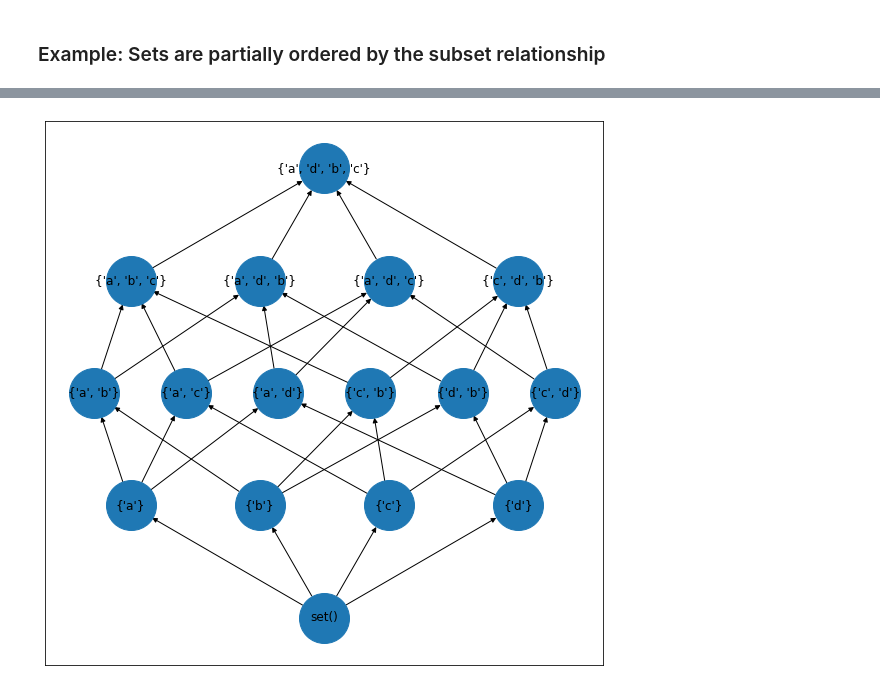
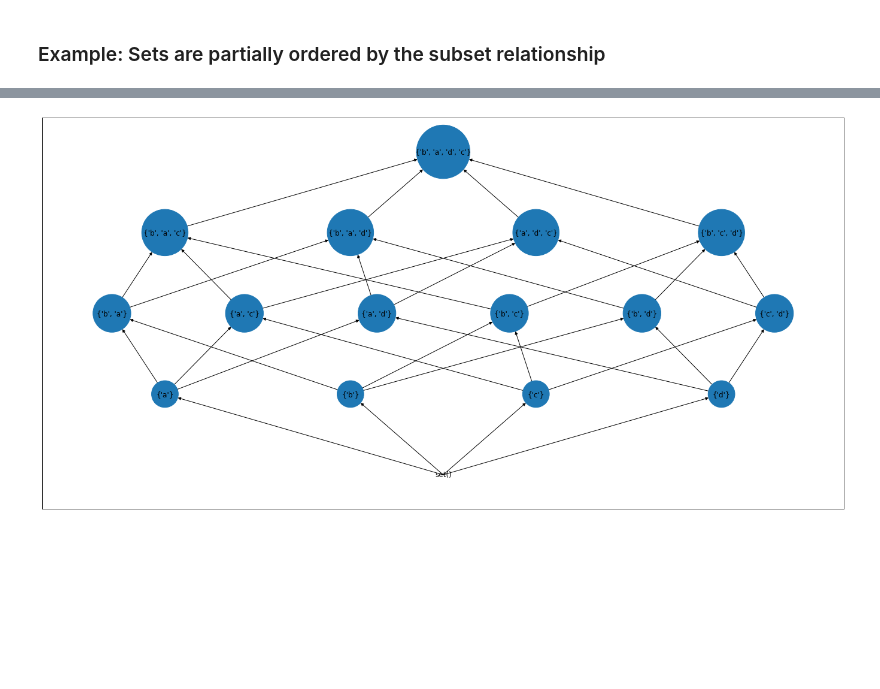
Before and after one commit to SimonHegele/hasseNetworkx, a Jupyter notebook: Demo.ipynb, the cells around one changed output, grey strips where cells are left out. Cells and saved outputs as stored; diff of their text form; code cells hidden in the pictures; blank space fills up the shorter version.

```diff
--- a/Demo.ipynb
+++ b/Demo.ipynb
@@ -50,6 +60,7 @@ Step 1 is realised by a recursive algorithm.<br> First, all nodes are positioned
 # %%
-matplotlib.pyplot.figure(figsize=(10, 10))
-networkx.draw_networkx(Graph, node_size=2500, pos=hasseNetworkx.layout(Graph))
+# Plotting with automated / default layering
+matplotlib.pyplot.figure(figsize=(24, 12))
+networkx.draw_networkx(Graph, node_size=[len(eval(node))*2000 for node in Graph.nodes()], pos=hasseNetworkx.layout(Graph))
 matplotlib.pyplot.show()
 # %% [output]
-[figure, old version]
+[figure, new version]
```
Also changed, not shown: parts of 10 cells of this notebook, 1 other file.
